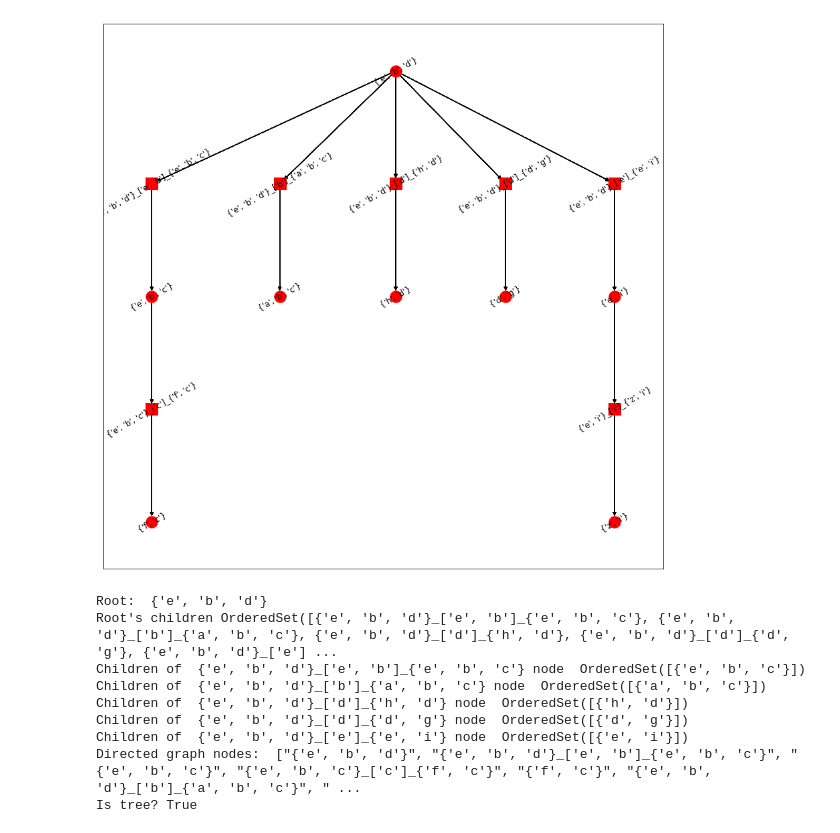
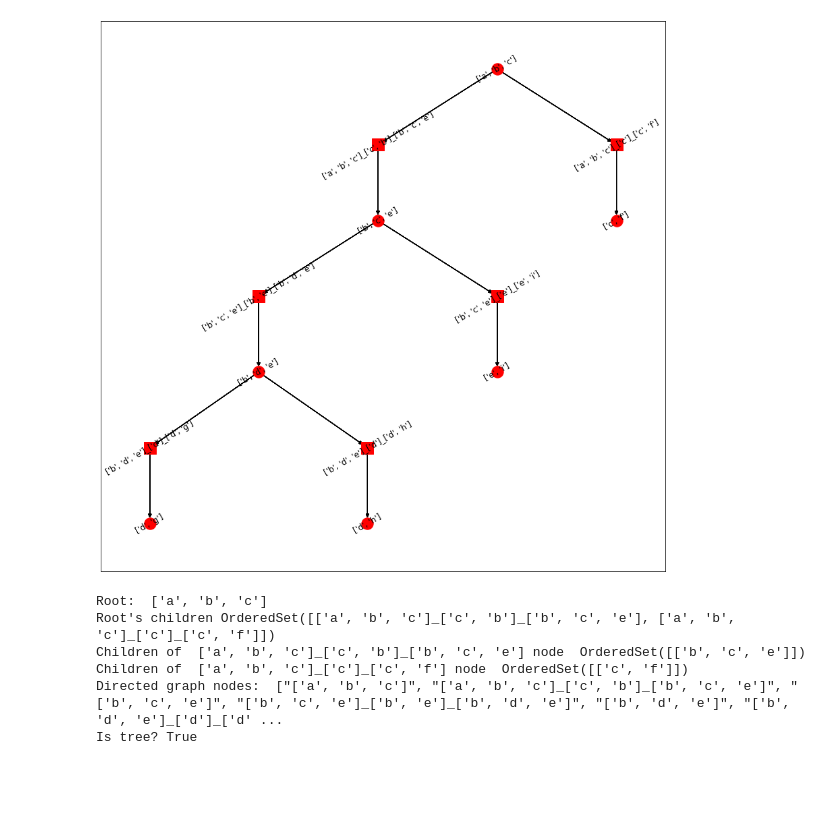
Before and after one commit to madlabunimib/MADBayes, a Jupyter notebook: notebooks/test_build_junction_tree.ipynb, the cells around one changed output. Drawn from its saved outputs; the diff is of its cells as text; code cells hidden in the pictures; blank space fills up the shorter version.

```diff
--- a/notebooks/test_build_junction_tree.ipynb
+++ b/notebooks/test_build_junction_tree.ipynb
@@ -18,23 +11,23 @@ graph_1 = Graph({'a','b','c','d','e','f','g','h','i','x','y','z'})
+# %%
+graph_0 = Graph(['a','b','c','d','e','f','g','h','i'])
+chain_0 = [['a','b','c'],['b','c','e'],['b','d','e'],['c','f'],['d','g'],['d','h'],['e','i']]
 # %%
-tree_0 = wi.build_junction_tree(graph_0, cliques_0)
+tree_0 = wi.build_junction_tree(graph_0, chain_0)
 tree_0.plot()
 root = tree_0.get_root()
 print("Root: ", root)
 print("Root's children", root.get_children())
 for child in root.get_children():
     print("Children of ", child, "node ", child.get_children())
 
 graph_from_tree_0 = tree_0.to_directed_graph()
 print("Directed graph nodes: ", graph_from_tree_0.get_nodes())
 print("Is tree?", nx.is_tree(graph_from_tree_0.to_networkx()))
 # %% [output]
-[figure, old version]
+[figure, new version]
-Root:  {'e', 'b', 'd'}
-Root's children OrderedSet([{'e', 'b', 'd'}_['e', 'b']_{'e', 'b', 'c'}, {'e', 'b', 'd'}_['b']_{'a', 'b', 'c'}, {'e', 'b', 'd'}_['d']_{'h', 'd'}, {'e', 'b', 'd'}_['d']_{'d', 'g'}, {'e', 'b', 'd'}_['e'] ...
-Children of  {'e', 'b', 'd'}_['e', 'b']_{'e', 'b', 'c'} node  OrderedSet([{'e', 'b', 'c'}])
-Children of  {'e', 'b', 'd'}_['b']_{'a', 'b', 'c'} node  OrderedSet([{'a', 'b', 'c'}])
-Children of  {'e', 'b', 'd'}_['d']_{'h', 'd'} node  OrderedSet([{'h', 'd'}])
-Children of  {'e', 'b', 'd'}_['d']_{'d', 'g'} node  OrderedSet([{'d', 'g'}])
-Children of  {'e', 'b', 'd'}_['e']_{'e', 'i'} node  OrderedSet([{'e', 'i'}])
-Directed graph nodes:  ["{'e', 'b', 'd'}", "{'e', 'b', 'd'}_['e', 'b']_{'e', 'b', 'c'}", "{'e', 'b', 'c'}", "{'e', 'b', 'c'}_['c']_{'f', 'c'}", "{'f', 'c'}", "{'e', 'b', 'd'}_['b']_{'a', 'b', 'c'}", " ...
+Root:  ['a', 'b', 'c']
+Root's children OrderedSet([['a', 'b', 'c']_['c', 'b']_['b', 'c', 'e'], ['a', 'b', 'c']_['c']_['c', 'f']])
+Children of  ['a', 'b', 'c']_['c', 'b']_['b', 'c', 'e'] node  OrderedSet([['b', 'c', 'e']])
+Children of  ['a', 'b', 'c']_['c']_['c', 'f'] node  OrderedSet([['c', 'f']])
+Directed graph nodes:  ["['a', 'b', 'c']", "['a', 'b', 'c']_['c', 'b']_['b', 'c', 'e']", "['b', 'c', 'e']", "['b', 'c', 'e']_['b', 'e']_['b', 'd', 'e']", "['b', 'd', 'e']", "['b', 'd', 'e']_['d']_['d' ...
 Is tree? True
```
Also changed, not shown: parts of 4 cells of this notebook.
